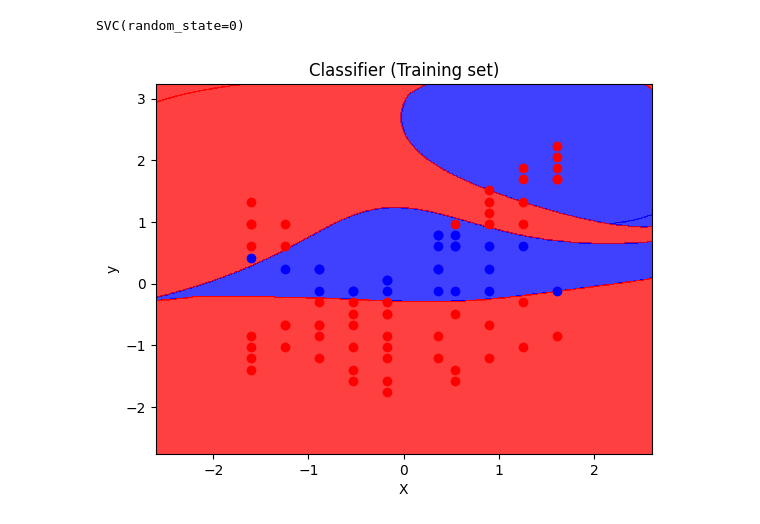
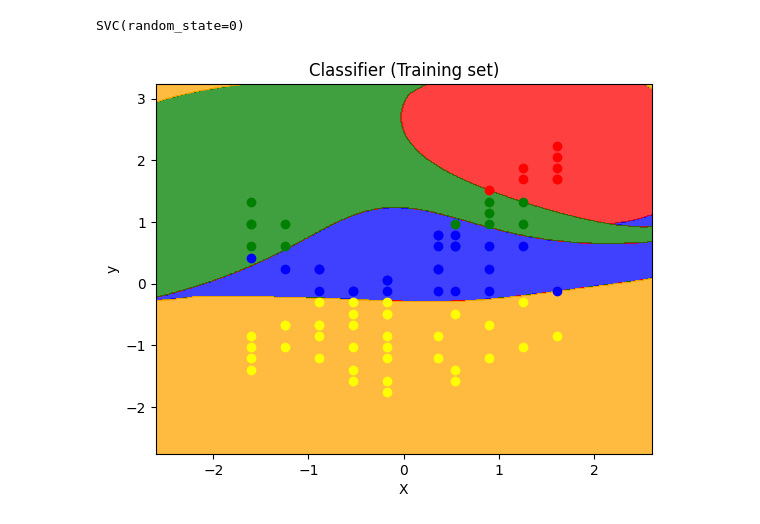
Before and after one commit to alfnsnff/Tugas2ML, a Jupyter notebook: SVM_Classification.ipynb, the cells around one changed output. Cells and saved outputs as stored; diff of their text form; code cells hidden in the pictures.

Commit message:
Fix: Edit Classification Visualization and Readme.md

```diff
--- a/SVM_Classification.ipynb
+++ b/SVM_Classification.ipynb
@@ -12,7 +12,7 @@ from matplotlib.colors import ListedColormap
 import pandas as pd
 # %%
 # Import dataset
-datasetC = pd.read_csv('sample_data/Obesity Classification.csv')
+datasetC = pd.read_csv('Obesity_Classification.csv')
 datasetC.info()
 # %% [output]
 <class 'pandas.core.frame.DataFrame'>
@@ -70,31 +70,31 @@ SVC(random_state=0)
 # %%
 X_set, y_set = X_train, y_train
 
 # Membuat meshgrid untuk plot pada decision boundary
 X1, X2 = np.meshgrid(np.arange(start=X_set[:, 0].min() - 1, stop=X_set[:, 0].max() + 1, step=0.01),
                      np.arange(start=X_set[:, 1].min() - 1, stop=X_set[:, 1].max() + 1, step=0.01))
 
-# Menggunakan classifier untuk predict  label pada meshgrid point
+# Menggunakan classifier untuk predict label pada meshgrid point
 Z = classifier.predict(np.array([X1.ravel(), X2.ravel()]).T)
 
 # Reshape prediction ke bentuk meshgrid
 Z = Z.reshape(X1.shape)
 
 # Plot contour
-plt.contourf(X1, X2, Z, alpha=0.75, cmap=ListedColormap(('blue', 'red')))
+plt.contourf(X1, X2, Z, alpha=0.75, cmap=ListedColormap(('blue', 'red', 'green', 'orange')))
 
 # Limit plot ke dalamam range data
 plt.xlim(X1.min(), X1.max())
 plt.ylim(X2.min(), X2.max())
 
 # Plot data points
 for i, j in enumerate(np.unique(y_set)):
     plt.scatter(X_set[y_set == j, 0], X_set[y_set == j, 1],
-                color=ListedColormap(('blue', 'red'))(i), label=j)
+                color=ListedColormap(('blue', 'red', 'green', 'yellow'))(i), label=j)
 
 plt.title('Classifier (Training set)')
 plt.xlabel('X')
 plt.ylabel('y')
 plt.show()
 # %% [output]
-[figure, old version]
+[figure, new version]
```
Also changed, not shown: 2 other files.
